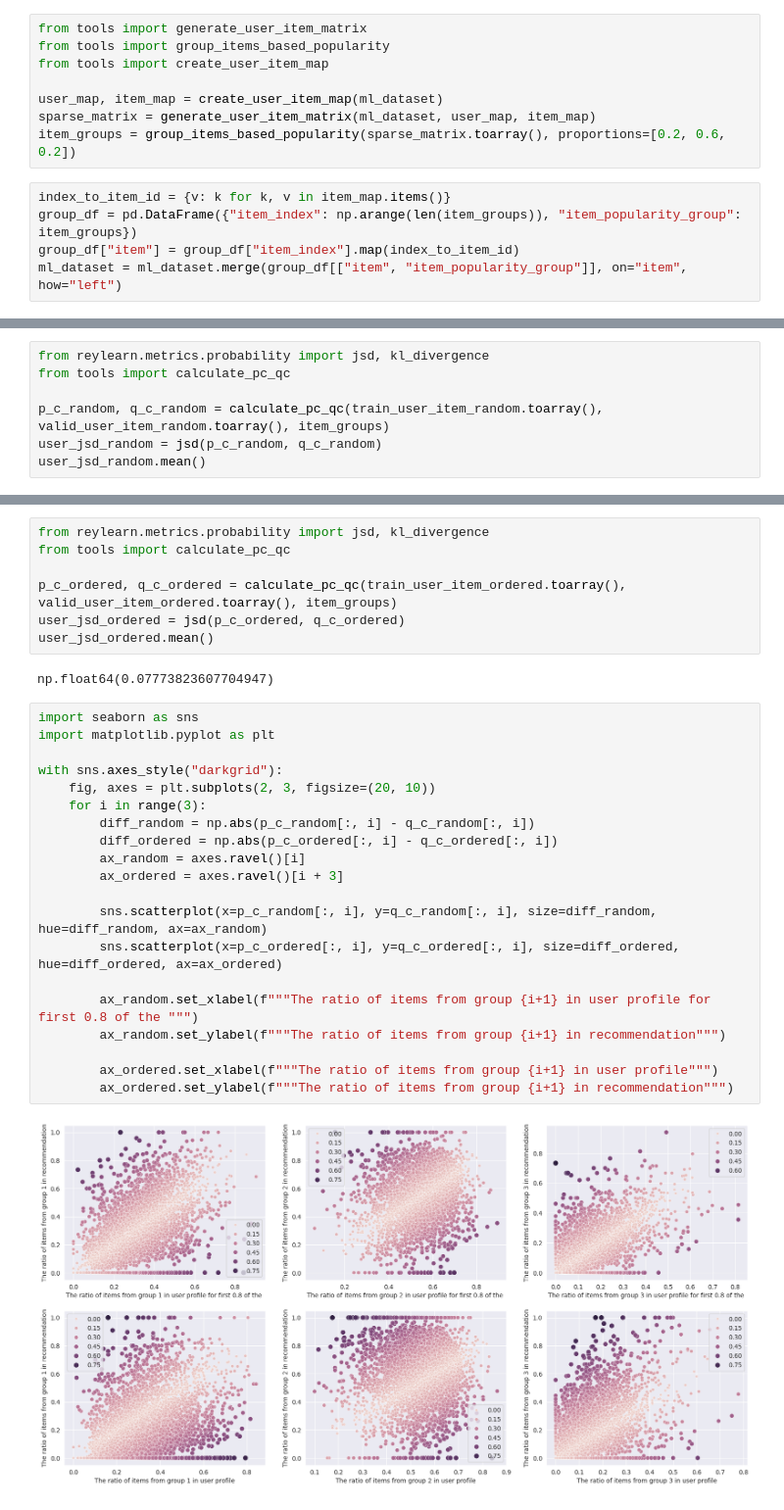
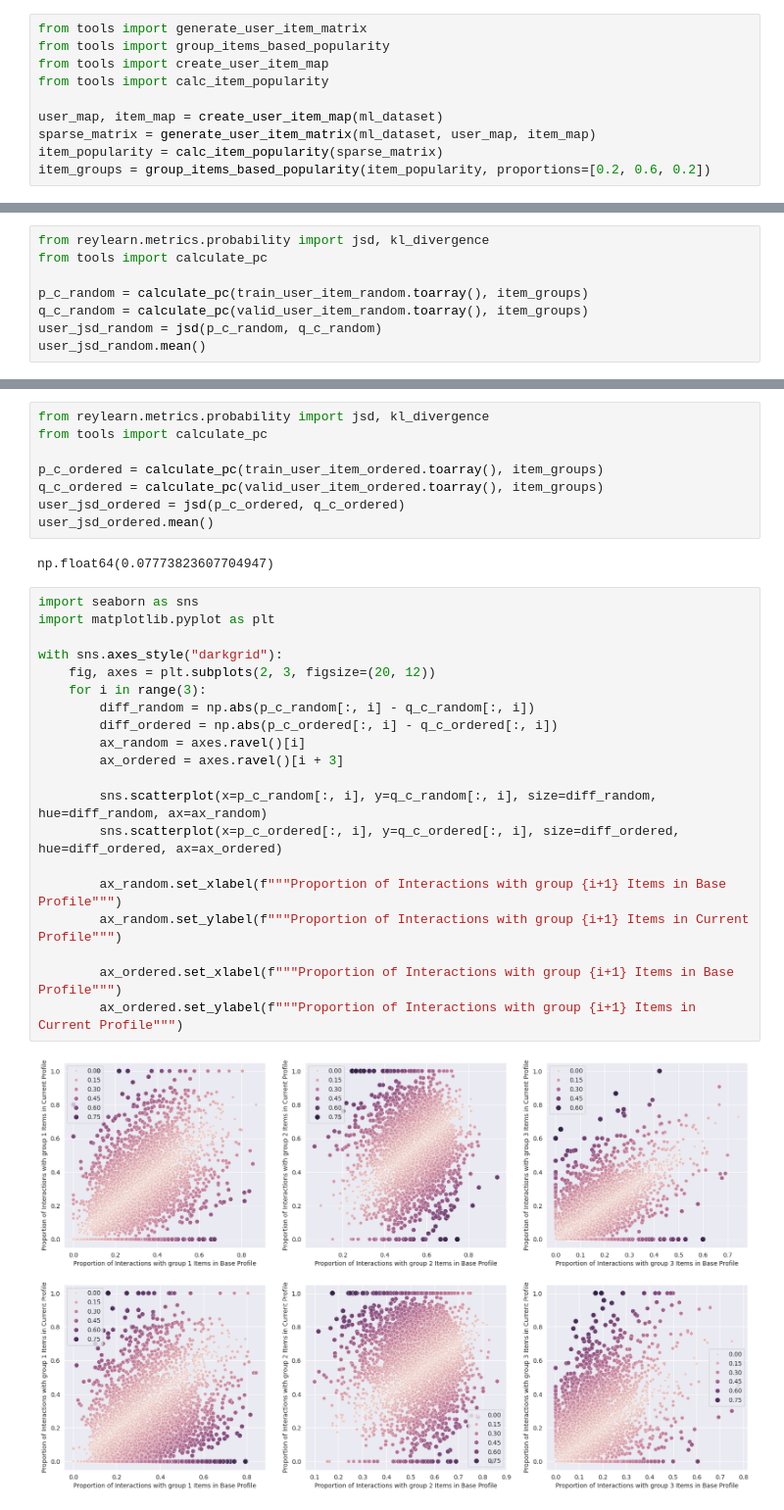
Before and after one commit to yeganegi-reza/Calibration, a Jupyter notebook: EDA/ml_1m.ipynb, the cells around one changed output, grey strips where cells are left out. Shown at 98% size. Saved outputs shown, nothing was run; the diff lists cells and outputs as text.

```diff
--- a/EDA/ml_1m.ipynb
+++ b/EDA/ml_1m.ipynb
@@ -71,15 +71,12 @@ ml_dataset.head(50)
 from tools import generate_user_item_matrix
 from tools import group_items_based_popularity
 from tools import create_user_item_map
+from tools import calc_item_popularity
 
 user_map, item_map = create_user_item_map(ml_dataset)
 sparse_matrix = generate_user_item_matrix(ml_dataset, user_map, item_map)
-item_groups = group_items_based_popularity(sparse_matrix.toarray(), proportions=[0.2, 0.6, 0.2])
+item_popularity = calc_item_popularity(sparse_matrix)
+item_groups = group_items_based_popularity(item_popularity, proportions=[0.2, 0.6, 0.2])
-# %%
-index_to_item_id = {v: k for k, v in item_map.items()}
-group_df = pd.DataFrame({"item_index": np.arange(len(item_groups)), "item_popularity_group": item_groups})
-group_df["item"] = group_df["item_index"].map(index_to_item_id)
-ml_dataset = ml_dataset.merge(group_df[["item", "item_popularity_group"]], on="item", how="left")
 # %%
 mask_random = ml_dataset["random_split"] == "train"
 train_data_random = ml_dataset.loc[mask_random, :].copy()
@@ -95,9 +92,10 @@ display(valid_user_item_random.shape)
 (6040, 3706)
 # %%
 from reylearn.metrics.probability import jsd, kl_divergence
-from tools import calculate_pc_qc
+from tools import calculate_pc
 
-p_c_random, q_c_random = calculate_pc_qc(train_user_item_random.toarray(), valid_user_item_random.toarray(), item_groups)
+p_c_random = calculate_pc(train_user_item_random.toarray(), item_groups)
+q_c_random = calculate_pc(valid_user_item_random.toarray(), item_groups)
 user_jsd_random = jsd(p_c_random, q_c_random)
 user_jsd_random.mean()
 # %% [output]
@@ -117,9 +115,10 @@ display(valid_user_item_ordered.shape)
 (6040, 3706)
 # %%
 from reylearn.metrics.probability import jsd, kl_divergence
-from tools import calculate_pc_qc
+from tools import calculate_pc
 
-p_c_ordered, q_c_ordered = calculate_pc_qc(train_user_item_ordered.toarray(), valid_user_item_ordered.toarray(), item_groups)
+p_c_ordered = calculate_pc(train_user_item_ordered.toarray(), item_groups)
+q_c_ordered = calculate_pc(valid_user_item_ordered.toarray(), item_groups)
 user_jsd_ordered = jsd(p_c_ordered, q_c_ordered)
 user_jsd_ordered.mean()
 # %% [output]
@@ -127,25 +126,25 @@ np.float64(0.07773823607704947)
 # %%
 import seaborn as sns
 import matplotlib.pyplot as plt
 
 with sns.axes_style("darkgrid"):
-    fig, axes = plt.subplots(2, 3, figsize=(20, 10))
+    fig, axes = plt.subplots(2, 3, figsize=(20, 12))
     for i in range(3):
         diff_random = np.abs(p_c_random[:, i] - q_c_random[:, i])
         diff_ordered = np.abs(p_c_ordered[:, i] - q_c_ordered[:, i])
         ax_random = axes.ravel()[i]
         ax_ordered = axes.ravel()[i + 3]
 
         sns.scatterplot(x=p_c_random[:, i], y=q_c_random[:, i], size=diff_random, hue=diff_random, ax=ax_random)
         sns.scatterplot(x=p_c_ordered[:, i], y=q_c_ordered[:, i], size=diff_ordered, hue=diff_ordered, ax=ax_ordered)
 
-        ax_random.set_xlabel(f"""The ratio of items from group {i+1} in user profile for first 0.8 of the """)
-        ax_random.set_ylabel(f"""The ratio of items from group {i+1} in recommendation""")
+        ax_random.set_xlabel(f"""Proportion of Interactions with group {i+1} Items in Base Profile""")
+        ax_random.set_ylabel(f"""Proportion of Interactions with group {i+1} Items in Current Profile""")
 
-        ax_ordered.set_xlabel(f"""The ratio of items from group {i+1} in user profile""")
-        ax_ordered.set_ylabel(f"""The ratio of items from group {i+1} in recommendation""")
+        ax_ordered.set_xlabel(f"""Proportion of Interactions with group {i+1} Items in Base Profile""")
+        ax_ordered.set_ylabel(f"""Proportion of Interactions with group {i+1} Items in Current Profile""")
 # %% [output]
-[figure, old version]
+[figure, new version]
 # %%
 import seaborn as sns
 import matplotlib.pyplot as plt
```
Also changed, not shown: parts of 7 cells of this notebook, 7 other files.
